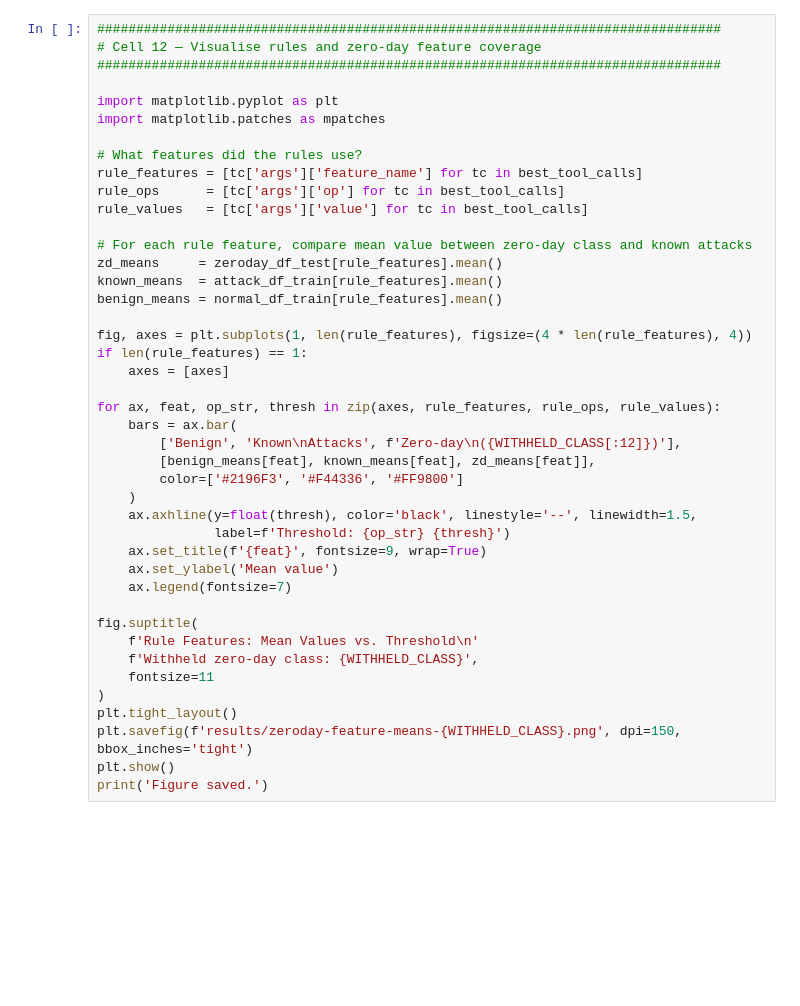
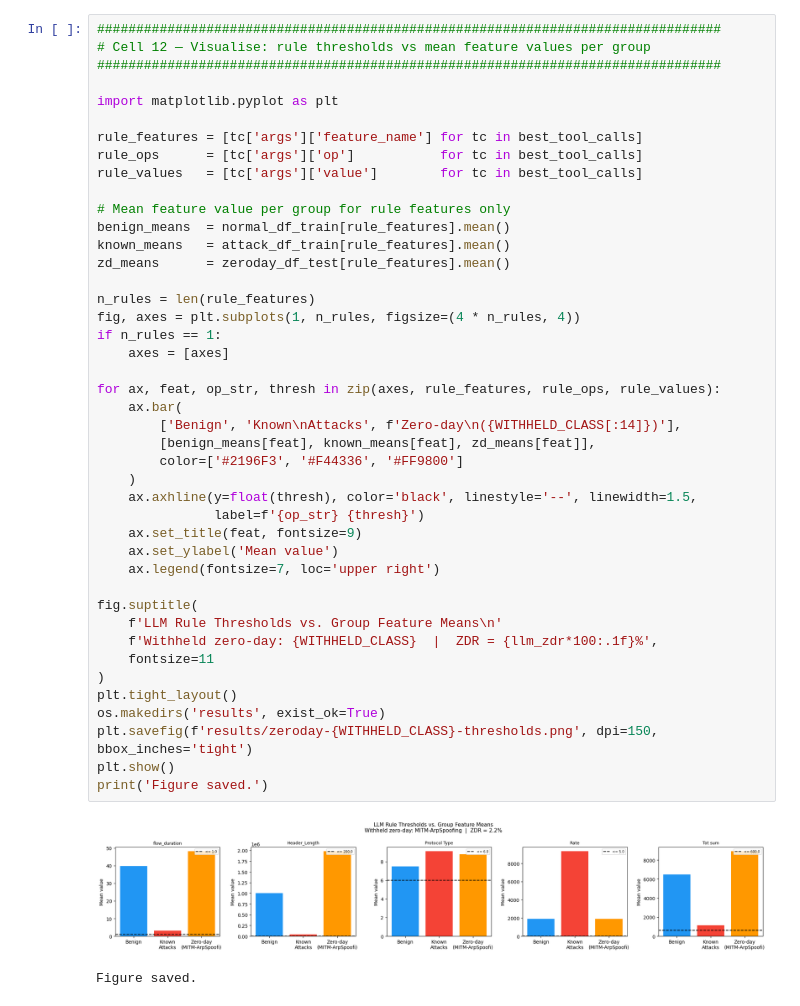
Before and after one commit to akilamaithri/iot-llm-hids-pg, a Jupyter notebook: 1-cic-iot/8-zero-day-evaluation.ipynb, the cells around one changed output. Cells and saved outputs as stored; diff of their text form; blank space fills up the shorter version.

Commit message:
summary after anon and zero

```diff
--- a/1-cic-iot/8-zero-day-evaluation.ipynb
+++ b/1-cic-iot/8-zero-day-evaluation.ipynb
@@ -514,43 +825,46 @@ print(f'Current run: WITHHELD_CLASS = "{WITHHELD_CLASS}"')
 # %%
 ################################################################################
-# Cell 12 — Visualise rules and zero-day feature coverage
+# Cell 12 — Visualise: rule thresholds vs mean feature values per group
 ################################################################################
 
 import matplotlib.pyplot as plt
-import matplotlib.patches as mpatches
 
-# What features did the rules use?
 rule_features = [tc['args']['feature_name'] for tc in best_tool_calls]
-rule_ops      = [tc['args']['op'] for tc in best_tool_calls]
-rule_values   = [tc['args']['value'] for tc in best_tool_calls]
+rule_ops      = [tc['args']['op']           for tc in best_tool_calls]
+rule_values   = [tc['args']['value']        for tc in best_tool_calls]
 
-# For each rule feature, compare mean value between zero-day class and known attacks
-zd_means     = zeroday_df_test[rule_features].mean()
-known_means  = attack_df_train[rule_features].mean()
-benign_means = normal_df_train[rule_features].mean()
+# Mean feature value per group for rule features only
+benign_means  = normal_df_train[rule_features].mean()
+known_means   = attack_df_train[rule_features].mean()
+zd_means      = zeroday_df_test[rule_features].mean()
 
-fig, axes = plt.subplots(1, len(rule_features), figsize=(4 * len(rule_features), 4))
-if len(rule_features) == 1:
+n_rules = len(rule_features)
+fig, axes = plt.subplots(1, n_rules, figsize=(4 * n_rules, 4))
+if n_rules == 1:
     axes = [axes]
 
 for ax, feat, op_str, thresh in zip(axes, rule_features, rule_ops, rule_values):
-    bars = ax.bar(
-        ['Benign', 'Known\nAttacks', f'Zero-day\n({WITHHELD_CLASS[:12]})'],
+    ax.bar(
+        ['Benign', 'Known\nAttacks', f'Zero-day\n({WITHHELD_CLASS[:14]})'],
         [benign_means[feat], known_means[feat], zd_means[feat]],
         color=['#2196F3', '#F44336', '#FF9800']
     )
     ax.axhline(y=float(thresh), color='black', linestyle='--', linewidth=1.5,
-               label=f'Threshold: {op_str} {thresh}')
-    ax.set_title(f'{feat}', fontsize=9, wrap=True)
+               label=f'{op_str} {thresh}')
+    ax.set_title(feat, fontsize=9)
     ax.set_ylabel('Mean value')
-    ax.legend(fontsize=7)
+    ax.legend(fontsize=7, loc='upper right')
 
 fig.suptitle(
-    f'Rule Features: Mean Values vs. Threshold\n'
-    f'Withheld zero-day class: {WITHHELD_CLASS}',
+    f'LLM Rule Thresholds vs. Group Feature Means\n'
+    f'Withheld zero-day: {WITHHELD_CLASS}  |  ZDR = {llm_zdr*100:.1f}%',
     fontsize=11
 )
 plt.tight_layout()
-plt.savefig(f'results/zeroday-feature-means-{WITHHELD_CLASS}.png', dpi=150, bbox_inches='tight')
+os.makedirs('results', exist_ok=True)
+plt.savefig(f'results/zeroday-{WITHHELD_CLASS}-thresholds.png', dpi=150, bbox_inches='tight')
 plt.show()
 print('Figure saved.')
+# %% [output]
+[figure, added]
+Figure saved.
```
Also changed, not shown: parts of 15 cells of this notebook, 9 other files.
